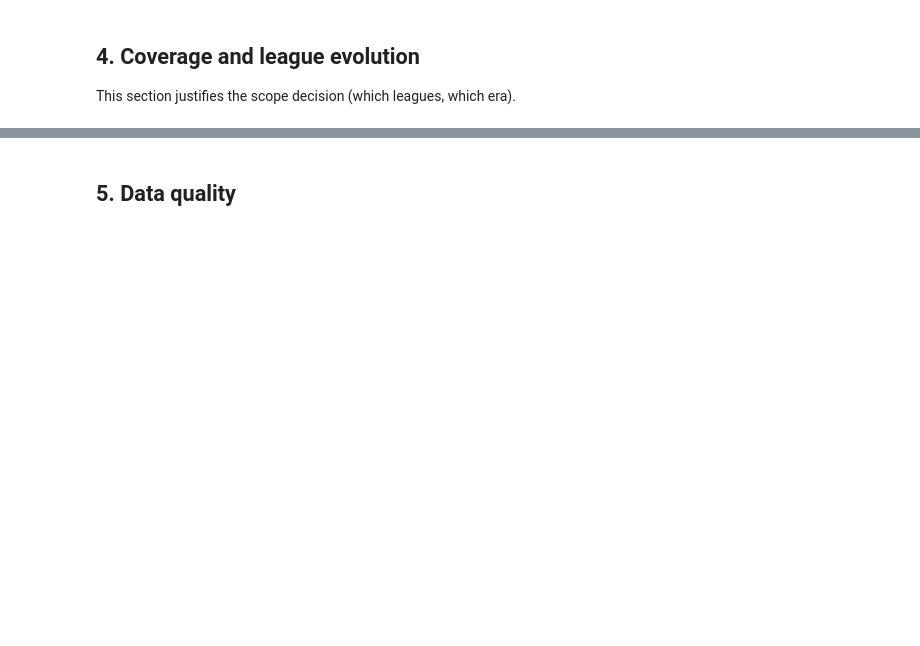
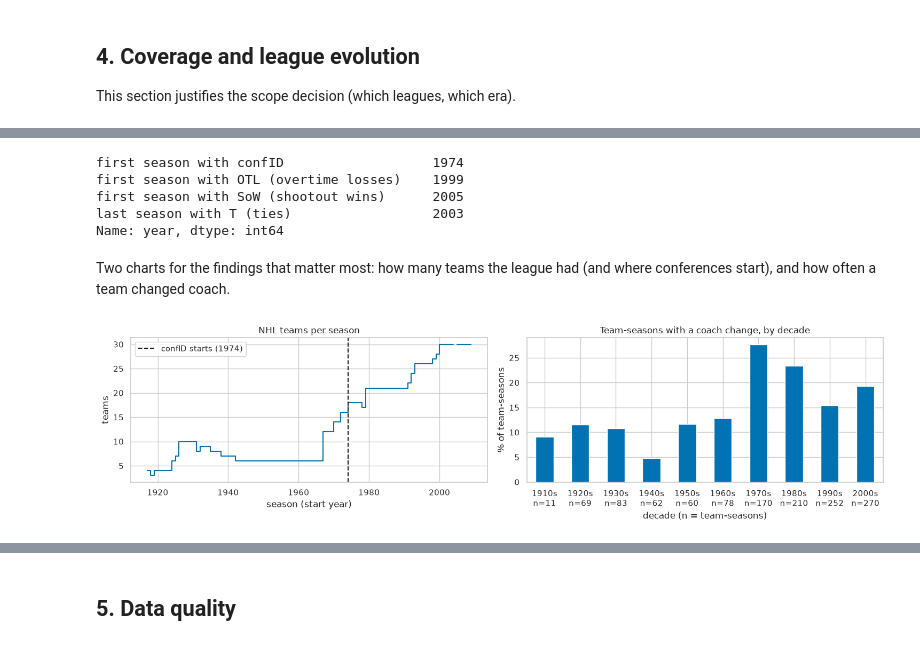
Before and after one commit to b3lchior/feup-ac, a Jupyter notebook: 01_eda.ipynb, the cells around one changed output, grey strips where cells are left out. Cells and saved outputs as stored; diff of their text form; code cells hidden in the pictures; blank space fills up the shorter version.

```diff
--- a/01_eda.ipynb
+++ b/01_eda.ipynb
@@ -186,0 +243,21 @@ This section justifies the scope decision (which leagues, which era).
+# %%
+nhl = tables["Teams"].query("lgID == 'NHL'").copy()
+nhl["decade"] = nhl["year"] // 10 * 10
+
+coaches_per_team_season = (tables["Coaches"].query("lgID == 'NHL'")
+                           .groupby(["year", "tmID"])["coachID"].nunique()
+                           .rename("n_coaches").reset_index())
+nhl = nhl.merge(coaches_per_team_season, on=["year", "tmID"], how="left")
+assert nhl["n_coaches"].notna().all()  # every NHL team-season has at least one coach row
+nhl["coach_changed"] = nhl["n_coaches"] > 1
+
+by_era = nhl.groupby("decade").agg(
+    seasons=("year", "nunique"),
+    team_seasons=("year", "size"),
+    games_per_team=("G", "median"),
+    has_conf=("confID", lambda s: s.notna().mean()),
+    has_div=("divID", lambda s: s.notna().mean()),
+    coach_change_rate=("coach_changed", "mean"),
+)
+by_era.insert(1, "teams_per_season", by_era["team_seasons"] / by_era["seasons"])
+by_era
@@ -186,0 +277,38 @@ This section justifies the scope decision (which leagues, which era).
+# %%
+def first_season(col):
+    return int(nhl.loc[nhl[col].notna(), "year"].min())
+
+pd.Series({
+    "first season with confID": first_season("confID"),
+    "first season with OTL (overtime losses)": first_season("OTL"),
+    "first season with SoW (shootout wins)": first_season("SoW"),
+    "last season with T (ties)": int(nhl.loc[nhl["T"].notna(), "year"].max()),
+}, name="year")
+# %% [output]
+first season with confID                   1974
+first season with OTL (overtime losses)    1999
+first season with SoW (shootout wins)      2005
+last season with T (ties)                  2003
+Name: year, dtype: int64
+# %% [markdown]
+Two charts for the findings that matter most: how many teams the league had (and where conferences start), and how often a team changed coach.
+# %%
+# one value per year; 2004 stays NaN so the line breaks at the lockout
+teams_per_season = (nhl.groupby("year").size()
+                    .reindex(range(nhl["year"].min(), nhl["year"].max() + 1)))
+
+fig, axes = plt.subplots(1, 2, figsize=(15, 4))
+
+teams_per_season.plot(ax=axes[0], drawstyle="steps-post", title="NHL teams per season")
+axes[0].axvline(1974, color="k", ls="--", label="confID starts (1974)")
+axes[0].set(xlabel="season (start year)", ylabel="teams")
+axes[0].legend()
+
+(by_era["coach_change_rate"] * 100).plot.bar(ax=axes[1], color="C0", rot=0,
+                                             title="Team-seasons with a coach change, by decade")
+axes[1].set_xticklabels([f"{d}s\nn={n}" for d, n in zip(by_era.index, by_era["team_seasons"])])
+axes[1].set(xlabel="decade (n = team-seasons)", ylabel="% of team-seasons")
+
+plt.tight_layout()
+# %% [output]
+[figure, added]
```
Also changed, not shown: parts of 20 cells of this notebook.
